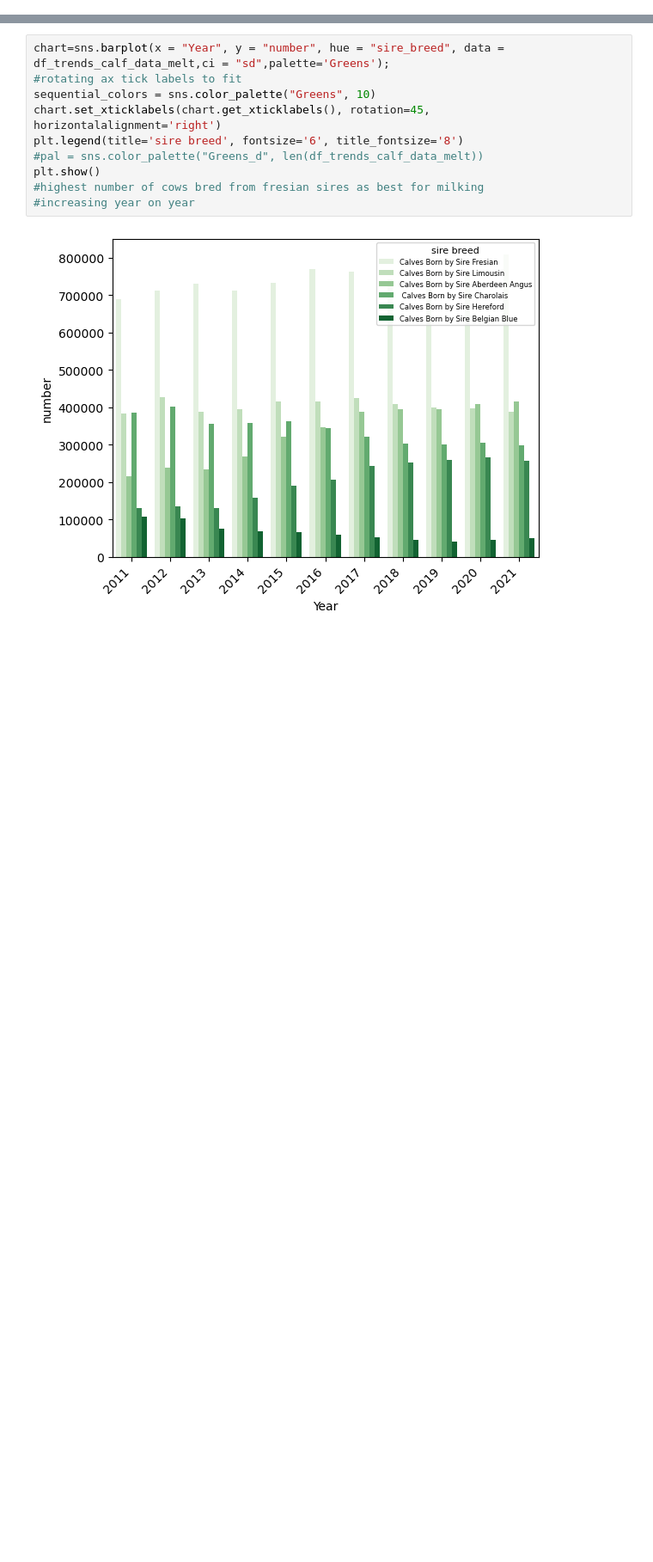
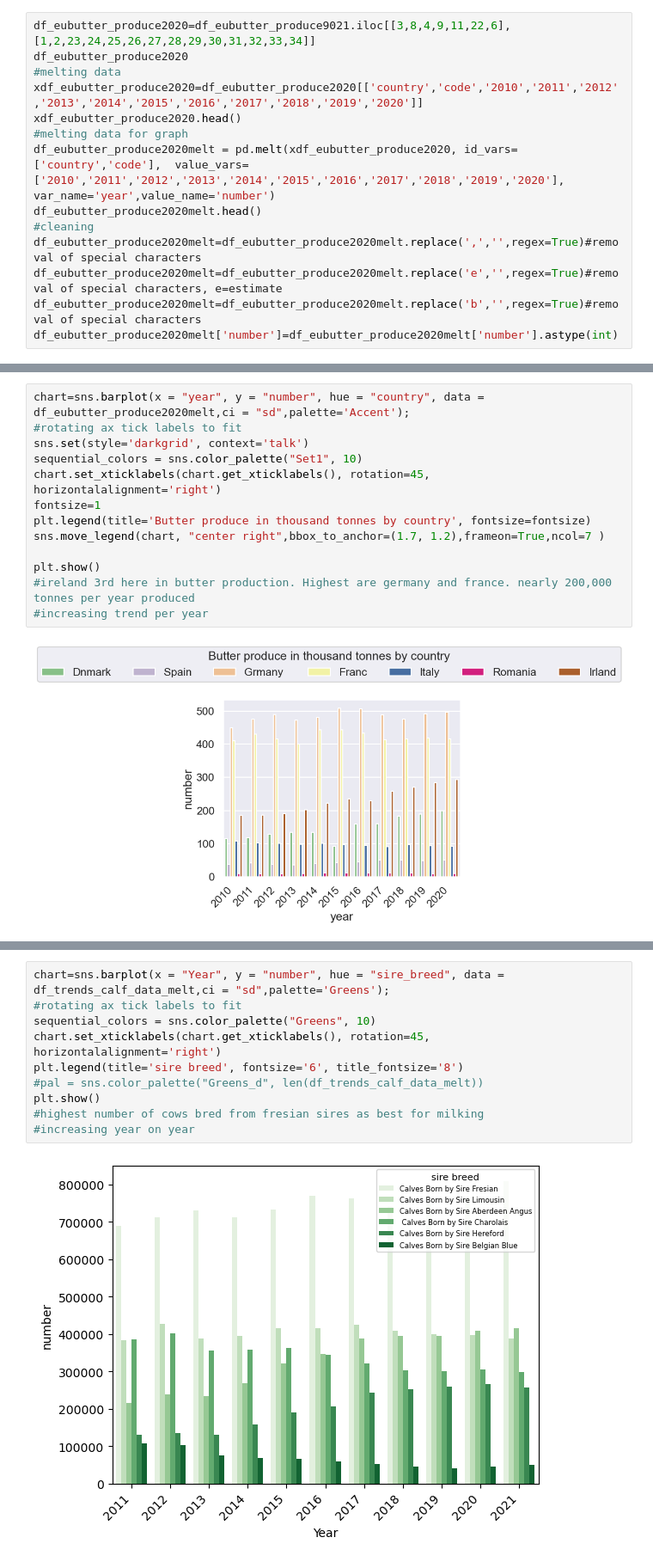
Before and after one commit to teresaq1/Agricultural-Dairy-Milk-Data-Analysis, a Jupyter notebook: notebooks/data source.ipynb, the cells around one changed output, grey strips where cells are left out. Shown at 86% size. Cells and saved outputs as stored; diff of their text form; blank space fills up the shorter version.

```diff
--- a/notebooks/data source.ipynb
+++ b/notebooks/data source.ipynb
@@ -72,0 +235,14 @@ plt.show()
+# %%
+df_eubutter_produce2020=df_eubutter_produce9021.iloc[[3,8,4,9,11,22,6],[1,2,23,24,25,26,27,28,29,30,31,32,33,34]]
+df_eubutter_produce2020
+#melting data
+xdf_eubutter_produce2020=df_eubutter_produce2020[['country','code','2010','2011','2012','2013','2014','2015','2016','2017','2018','2019','2020']]
+xdf_eubutter_produce2020.head()
+#melting data for graph
+df_eubutter_produce2020melt = pd.melt(xdf_eubutter_produce2020, id_vars=['country','code'],  value_vars=['2010','2011','2012','2013','2014','2015','2016','2017','2018','2019','2020'], var_name='year',value_name='number')
+df_eubutter_produce2020melt.head()
+#cleaning
+df_eubutter_produce2020melt=df_eubutter_produce2020melt.replace(',','',regex=True)#removal of special characters
+df_eubutter_produce2020melt=df_eubutter_produce2020melt.replace('e','',regex=True)#removal of special characters, e=estimate
+df_eubutter_produce2020melt=df_eubutter_produce2020melt.replace('b','',regex=True)#removal of special characters
+df_eubutter_produce2020melt['number']=df_eubutter_produce2020melt['number'].astype(int)
@@ -72,0 +265,15 @@ plt.show()
+# %%
+chart=sns.barplot(x = "year", y = "number", hue = "country", data = df_eubutter_produce2020melt,ci = "sd",palette='Accent');
+#rotating ax tick labels to fit
+sns.set(style='darkgrid', context='talk')
+sequential_colors = sns.color_palette("Set1", 10)
+chart.set_xticklabels(chart.get_xticklabels(), rotation=45, horizontalalignment='right')
+fontsize=1
+plt.legend(title='Butter produce in thousand tonnes by country', fontsize=fontsize)
+sns.move_legend(chart, "center right",bbox_to_anchor=(1.7, 1.2),frameon=True,ncol=7 )
+
+plt.show()
+#ireland 3rd here in butter production. Highest are germany and france. nearly 200,000 tonnes per year produced
+#increasing trend per year
+# %% [output]
+[figure, added]
```
Also changed, not shown: parts of 37 cells of this notebook.
